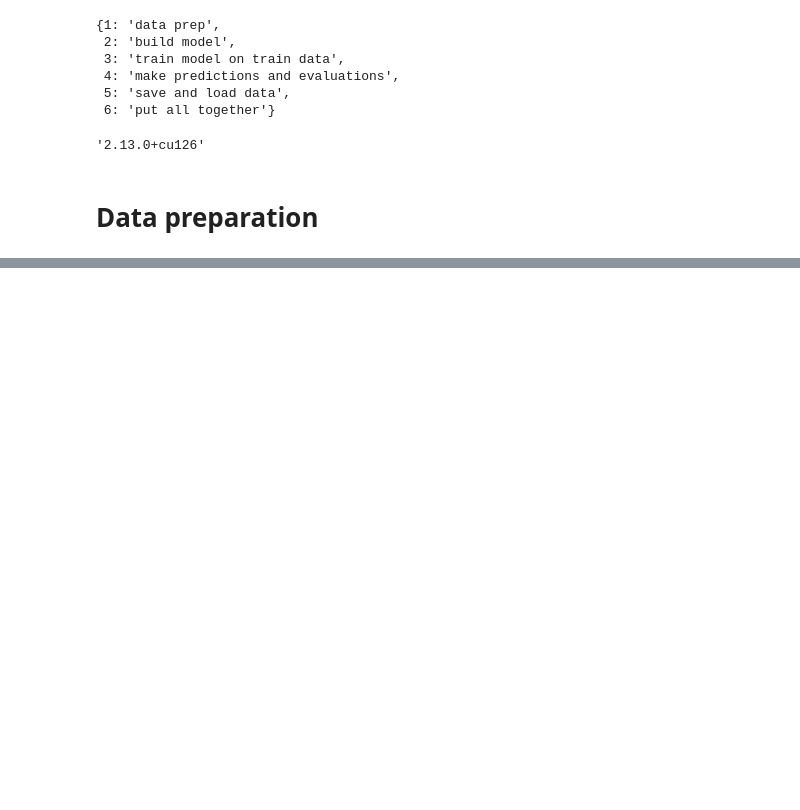
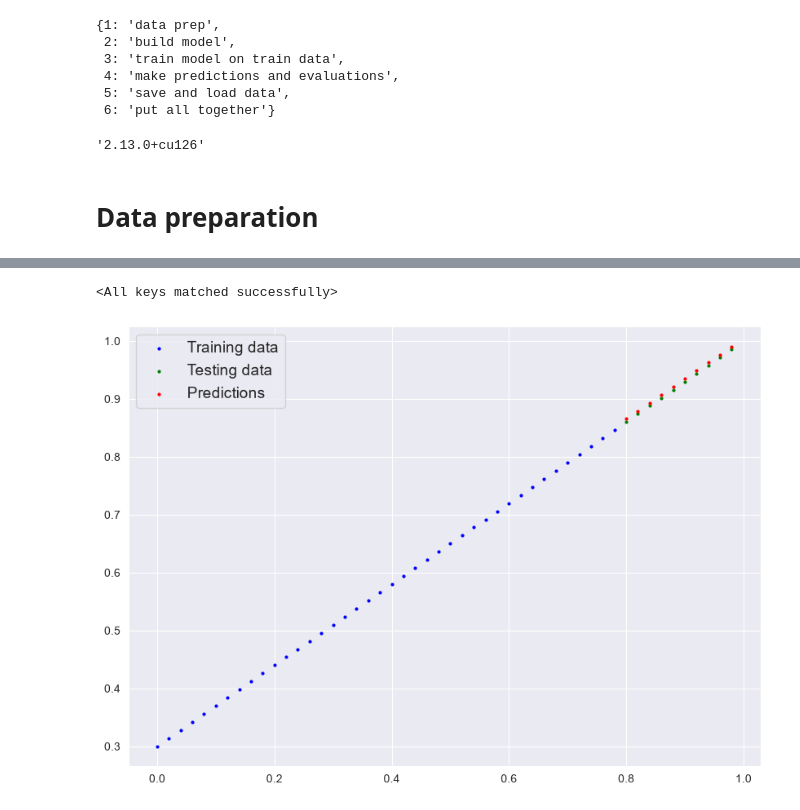
Before and after one commit to alisher12313/MachineLearningJourney, a Jupyter notebook: andrewng_deep-learning/pytorch-directory/torch-workflow.ipynb, the cells around one changed output, grey strips where cells are left out. Saved outputs shown, nothing was run; the diff lists cells and outputs as text; code cells hidden in the pictures; blank space fills up the shorter version.

Commit message:
pytorch nn workflow

```diff
--- a/andrewng_deep-learning/pytorch-directory/torch-workflow.ipynb
+++ b/andrewng_deep-learning/pytorch-directory/torch-workflow.ipynb
@@ -82,0 +211,23 @@ class LinearRegression(nn.Module):
+# %%
+from pathlib import Path
+
+MODEL_PATH = Path("pytorch_models")
+MODEL_PATH.mkdir(parents=True, exist_ok=True)
+
+MODEL_NAME = "01_pytorch_workflow_model_0.pth"
+MODEL_SAVE_PATH = MODEL_PATH / MODEL_NAME
+
+torch.save(model_0.state_dict(), MODEL_SAVE_PATH)
+# %%
+model_v2_0 = LinearRegression()
+model_v2_0.load_state_dict(torch.load(f=MODEL_SAVE_PATH))
+# %% [output]
+<All keys matched successfully>
+# %%
+model_v2_0.eval()
+with torch.inference_mode():
+    preds = model_v2_0(X_test)
+
+plot_predictions(predictions=preds.to('cpu'))
+# %% [output]
+[figure, added]
```
Also changed, not shown: parts of 14 cells of this notebook, 1 other file.
